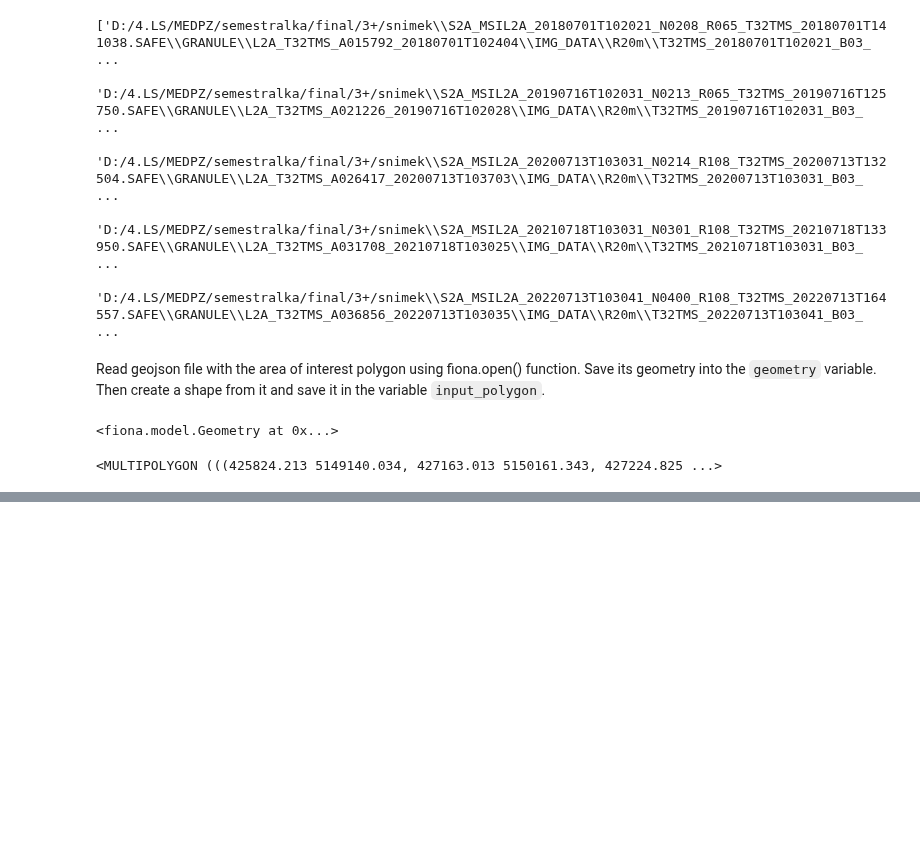
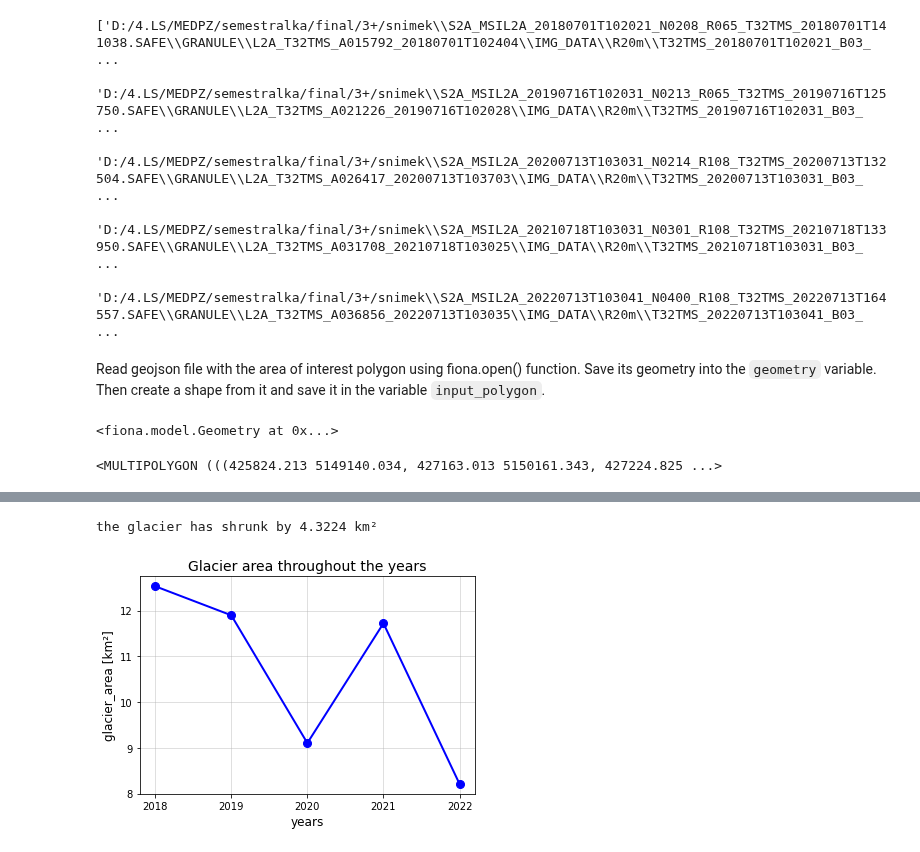
Before and after one commit to GISAdamToth/ArcGIS_Notebooks_thesis, a Jupyter notebook: glacial/ndsi.ipynb, the cells around one changed output, grey strips where cells are left out. Drawn from its saved outputs; the diff is of its cells as text; code cells hidden in the pictures; blank space fills up the shorter version.

```diff
--- a/glacial/ndsi.ipynb
+++ b/glacial/ndsi.ipynb
@@ -83,0 +97,21 @@ input_polygon
+# %%
+# loop through all the image bands
+for i in range(len(source)):
+    # open the image band as a raster
+    with rasterio.open(source[i]) as src:
+        # clipping the current image band by input_polygon
+        oi, ot = mask(src, [input_polygon], crop=True)
+        out_image.append(oi)
+        out_transform.append(ot)
+        # retrieve metadata of the current image band
+        om = src.meta.copy()
+        out_meta.append(om)
+
+    # metadata update of clipped image band
+    out_meta[i].update({"driver": "GTiff",
+                    "height": out_image[i].shape[1],
+                    "width": out_image[i].shape[2],
+                    "transform": out_transform[i],
+                    "dtype": "float32"
+                    })
+    out_image[i] = out_image[i].astype('float32')
@@ -83,0 +164,36 @@ input_polygon
+# %%
+#Rozdil prvni minus posledni
+# calculate the difference in glacier area between the first year and last year
+difference = glacier_area[0]-glacier_area[len(glacier_area)-1]
+if difference > 0:
+    print(f"the glacier has shrunk by {difference} km²")
+elif difference < 0:
+    print(f"the glacier has increased by {abs(difference)} km²")
+else:
+    print("the glacier hasn't change")
+# %% [output]
+the glacier has shrunk by 4.3224 km²
+# %%
+# Příklad data (roky a hodnoty)
+years = []
+values = []
+for i in range (len(unique_dates)):
+    years.append(unique_dates[i][:4])
+    values.append(glacier_area[i])
+# %%
+plt.plot(years, values, '-o', color='blue', linewidth=2, markersize=8)
+
+# Nastavení popisků os a velikosti písma
+plt.xlabel('years', fontsize=12)
+plt.ylabel('glacier_area [km²]', fontsize=12)
+
+# Přidání nadpisu
+plt.title('Glacier area throughout the years', fontsize=14)
+
+# grid
+plt.grid(alpha=0.4)
+
+# Zobrazení grafu
+plt.show()
+# %% [output]
+[figure, added]
```
Also changed, not shown: parts of 5 cells of this notebook, 1 other file.
